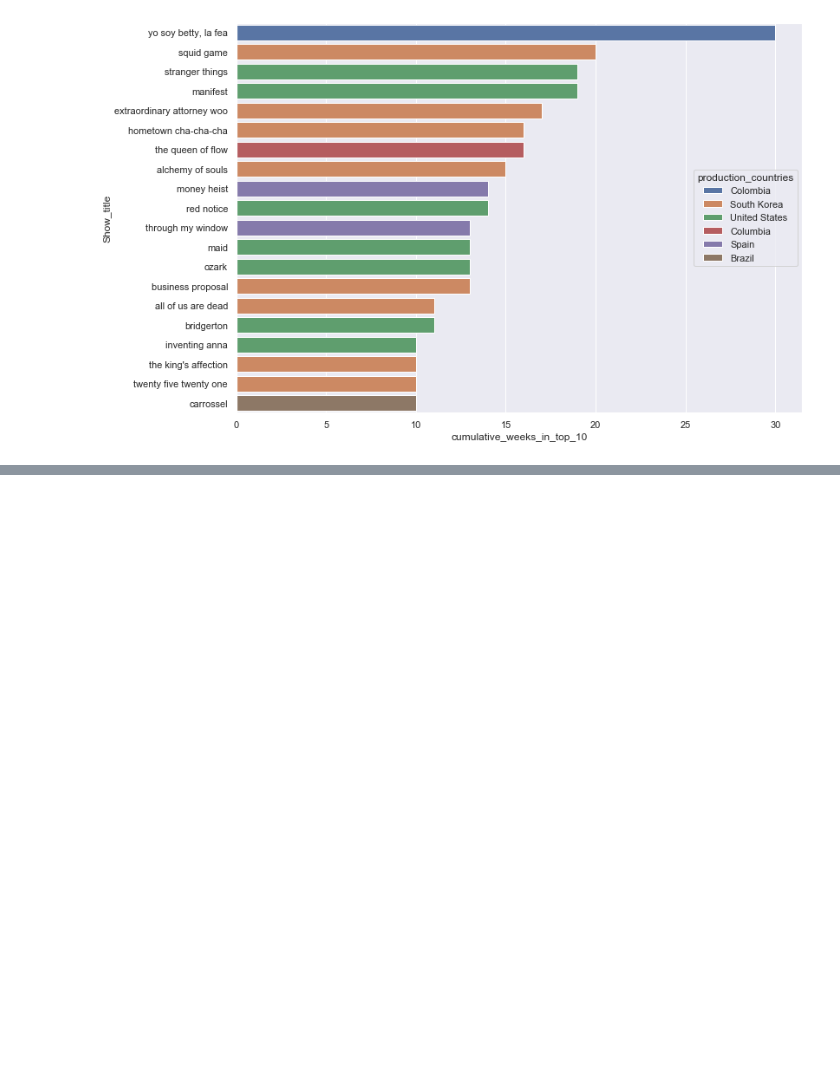
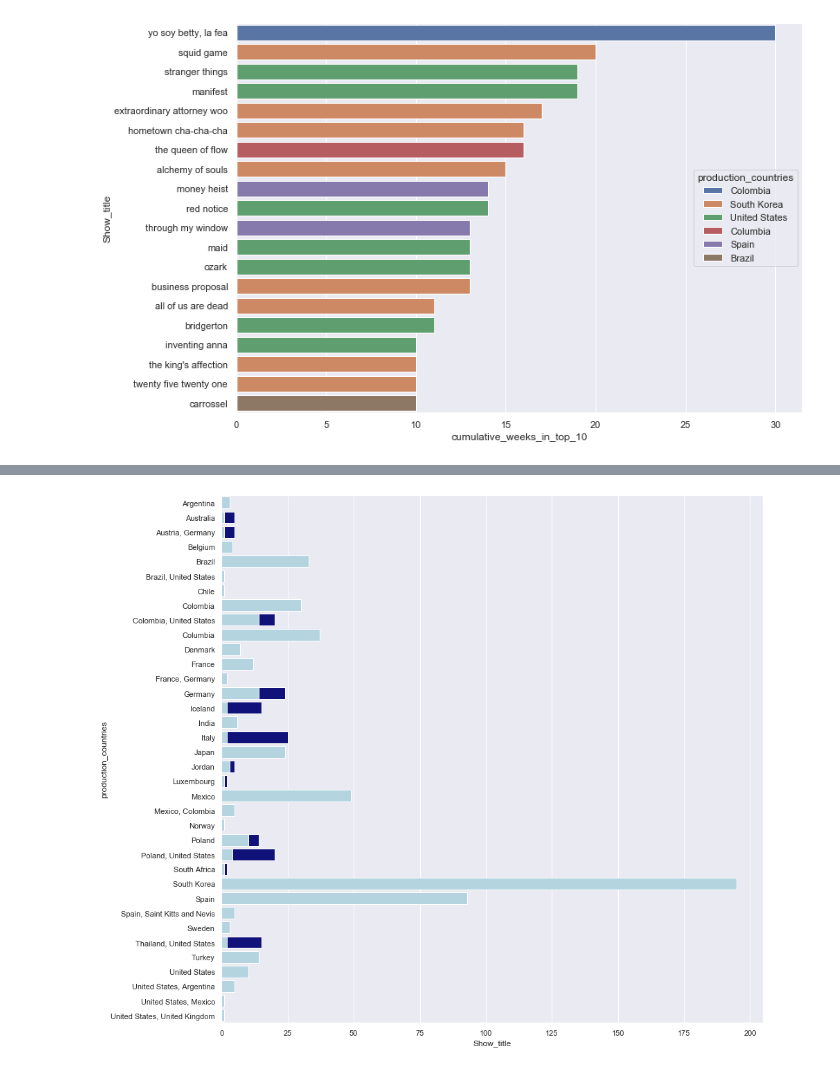
Before and after one commit to EdithLotterman/Project-1-Team-8, a Jupyter notebook: netflix_project.ipynb, the cells around one changed output, grey strips where cells are left out. Cells and saved outputs as stored; diff of their text form; code cells hidden in the pictures; blank space fills up the shorter version.

```diff
--- a/netflix_project.ipynb
+++ b/netflix_project.ipynb
@@ -358,0 +366,11 @@ plt.show()
+# %%
+# set plot style: grey grid in the background:
+sns.set(style="darkgrid")
+
+# set the figure size
+plt.figure(figsize=(14, 14))
+
+bar1 = sns.barplot(x=country_movie_count["Show_title"],  y=country_movie_count["production_countries"], data=country_movie_count, color='darkblue')
+bar2 = sns.barplot(x=country_tv_count["Show_title"], y=country_tv_count["production_countries"], data=country_tv_count, estimator=sum, ci=None,  color='lightblue')
+# %% [output]
+[figure, added]
```
Also changed, not shown: parts of 18 cells of this notebook, 1 other file.
